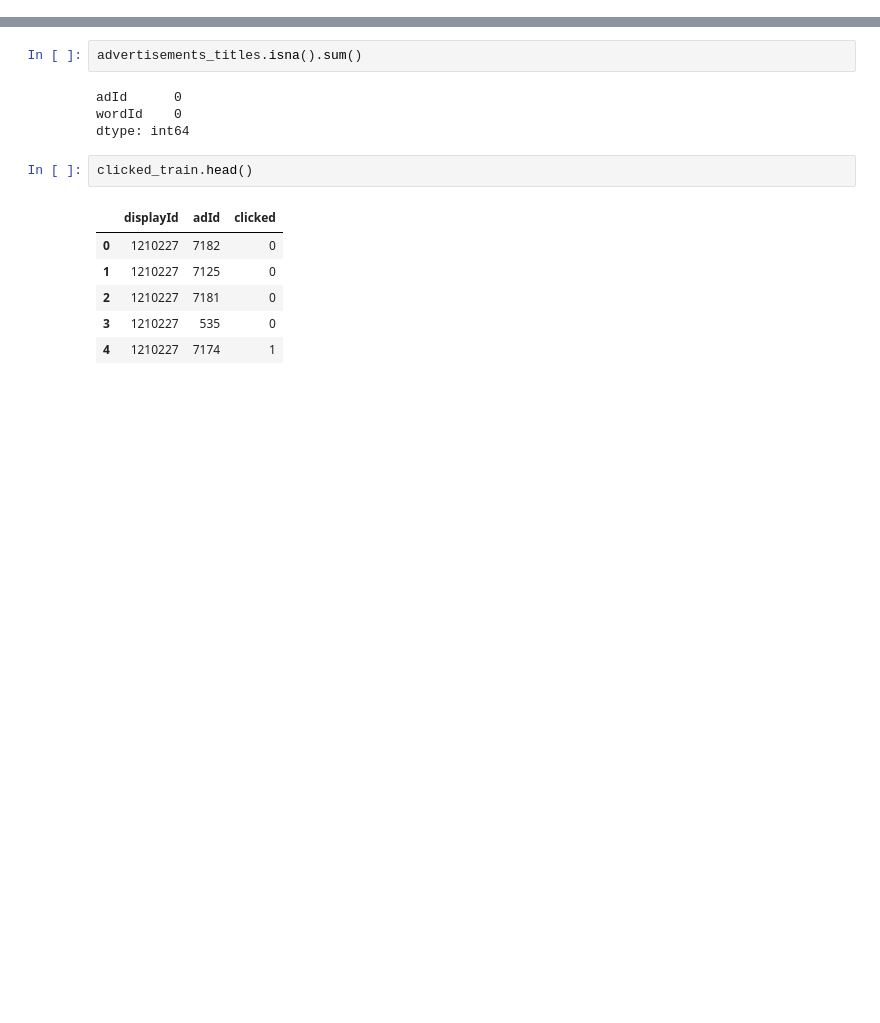
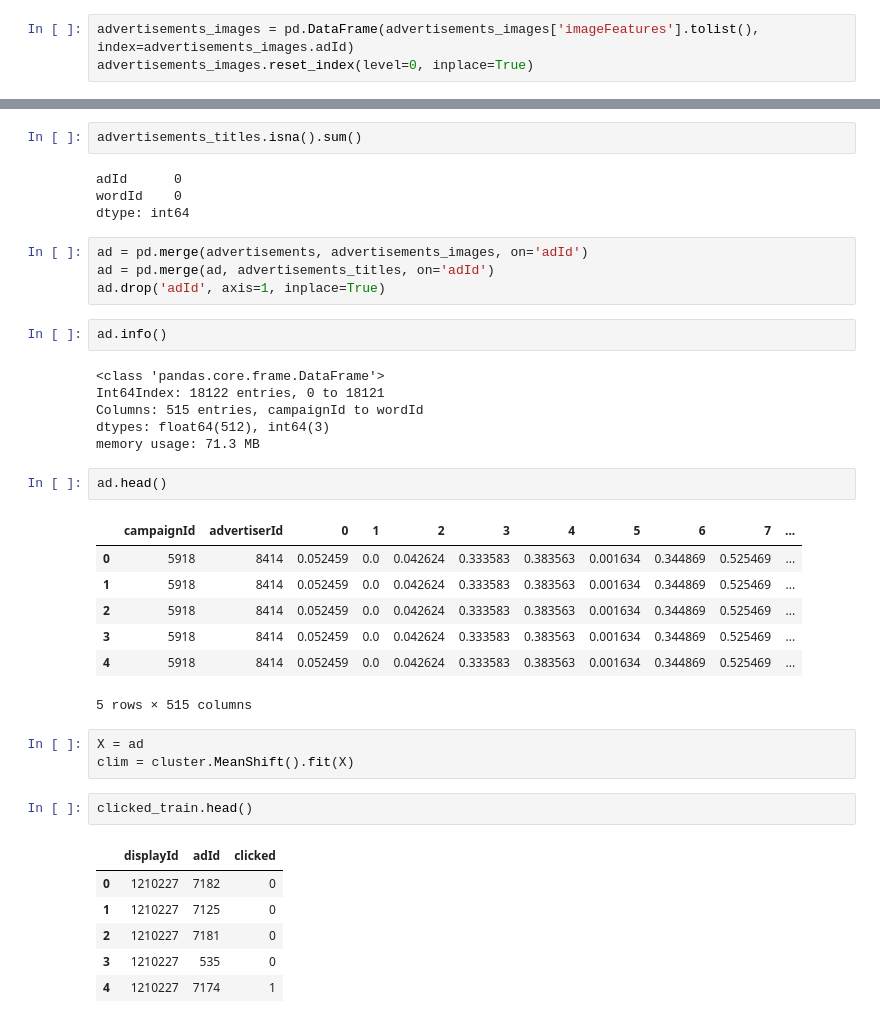
Before and after one commit to MohammadAliAfsahi/AdclickPrediction, a Jupyter notebook: DataDays.ipynb, the cells around one changed output, grey strips where cells are left out. Cells and saved outputs as stored; diff of their text form; blank space fills up the shorter version.

Commit message:
clustering ads - preprocessing

```diff
--- a/DataDays.ipynb
+++ b/DataDays.ipynb
@@ -117,6 +110,9 @@ Data columns (total 2 columns):
  1   imageFeatures  3256 non-null   object
 dtypes: int64(1), object(1)
 memory usage: 51.0+ KB
+# %%
+advertisements_images = pd.DataFrame(advertisements_images['imageFeatures'].tolist(), index=advertisements_images.adId)
+advertisements_images.reset_index(level=0, inplace=True)
 # %%
 advertisements_titles.head()
 # %% [output]
@@ -144,6 +144,31 @@ advertisements_titles.isna().sum()
 adId      0
 wordId    0
 dtype: int64
+# %%
+ad = pd.merge(advertisements, advertisements_images, on='adId')
+ad = pd.merge(ad, advertisements_titles, on='adId')
+ad.drop('adId', axis=1, inplace=True)
+# %%
+ad.info()
+# %% [output]
+<class 'pandas.core.frame.DataFrame'>
+Int64Index: 18122 entries, 0 to 18121
+Columns: 515 entries, campaignId to wordId
+dtypes: float64(512), int64(3)
+memory usage: 71.3 MB
+# %%
+ad.head()
+# %% [output]
+|  | campaignId | advertiserId | 0 | 1 | 2 | 3 | 4 | 5 | 6 | 7 | ... |
+| 0 | 5918 | 8414 | 0.052459 | 0.0 | 0.042624 | 0.333583 | 0.383563 | 0.001634 | 0.344869 | 0.525469 | ... |
+| 1 | 5918 | 8414 | 0.052459 | 0.0 | 0.042624 | 0.333583 | 0.383563 | 0.001634 | 0.344869 | 0.525469 | ... |
+| 2 | 5918 | 8414 | 0.052459 | 0.0 | 0.042624 | 0.333583 | 0.383563 | 0.001634 | 0.344869 | 0.525469 | ... |
+| 3 | 5918 | 8414 | 0.052459 | 0.0 | 0.042624 | 0.333583 | 0.383563 | 0.001634 | 0.344869 | 0.525469 | ... |
+| 4 | 5918 | 8414 | 0.052459 | 0.0 | 0.042624 | 0.333583 | 0.383563 | 0.001634 | 0.344869 | 0.525469 | ... |
+5 rows × 515 columns
+# %%
+X = ad
+clim = cluster.MeanShift().fit(X)
 # %%
 clicked_train.head()
 # %% [output]
```
Also changed, not shown: parts of 5 cells of this notebook.
